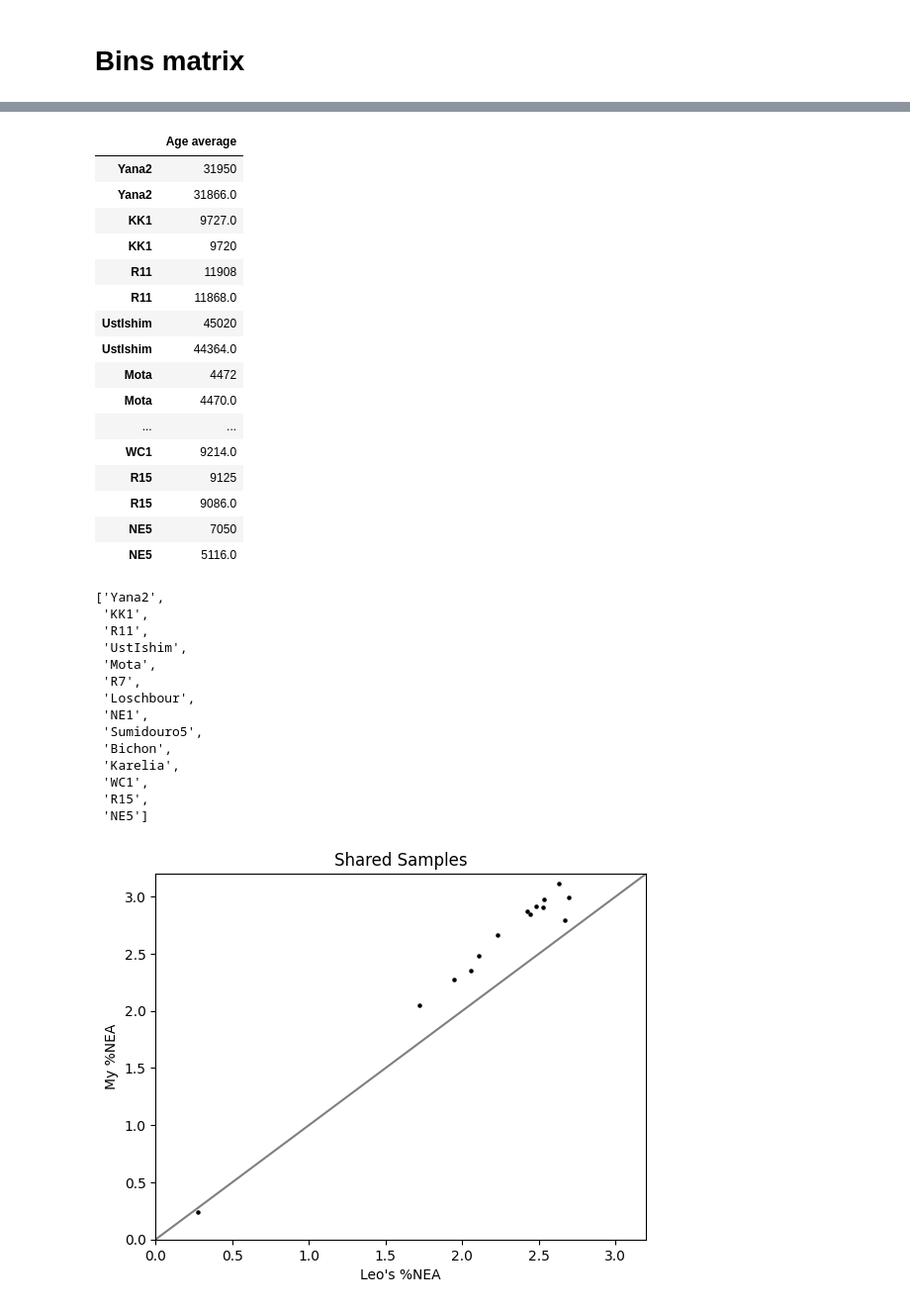
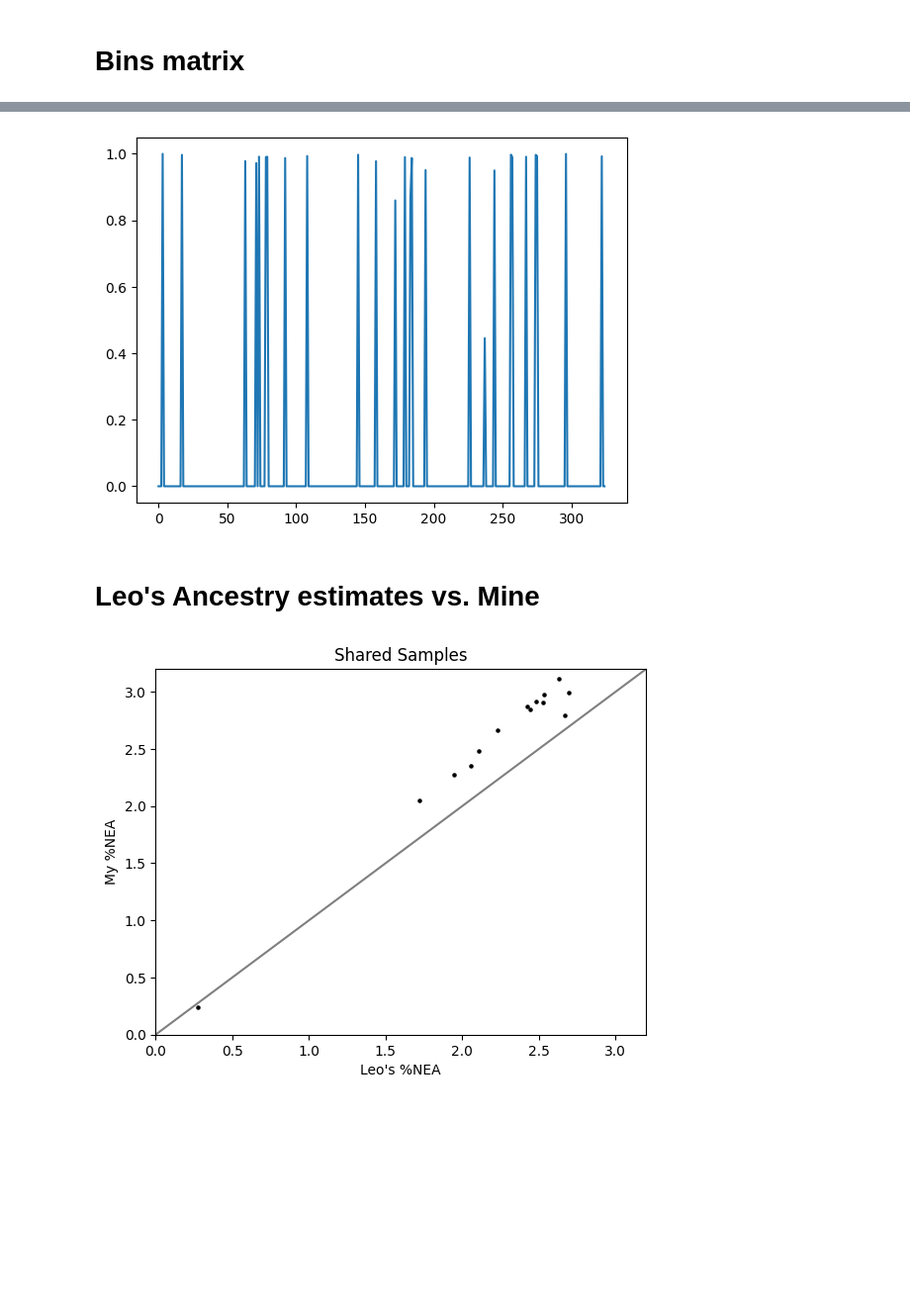
Before and after one commit to jedsurf/moorjani-rotation, a Jupyter notebook: notebooks/241004_admixfrog_out.ipynb, the cells around one changed output, grey strips where cells are left out. Shown at 99% size. Saved outputs shown, nothing was run; the diff lists cells and outputs as text; code cells hidden in the pictures; blank space fills up the shorter version.

Commit message:
working sample by bin prototype

```diff
--- a/notebooks/241004_admixfrog_out.ipynb
+++ b/notebooks/241004_admixfrog_out.ipynb
@@ -621,43 +524,36 @@ ages_ancient.head(20)
-# %%
-vcs = ages_ancient.index.value_counts()
-repeated_samples = list(vcs[vcs > 1].keys())
-ages_ancient.loc[repeated_samples]
-# %% [output]
-|  | Age average |
-| Yana2 | 31950 |
-| Yana2 | 31866.0 |
-| KK1 | 9727.0 |
-| KK1 | 9720 |
-| R11 | 11908 |
-| R11 | 11868.0 |
-| UstIshim | 45020 |
-| UstIshim | 44364.0 |
-| Mota | 4472 |
-| Mota | 4470.0 |
-| ... | ... |
-| WC1 | 9214.0 |
-| R15 | 9125 |
-| R15 | 9086.0 |
-| NE5 | 7050 |
-| NE5 | 5116.0 |
-# %%
-len(repeated_samples)
-repeated_samples
-# %% [output]
-['Yana2',
- 'KK1',
- 'R11',
- 'UstIshim',
- 'Mota',
- 'R7',
- 'Loschbour',
- 'NE1',
- 'Sumidouro5',
- 'Bichon',
- 'Karelia',
- 'WC1',
- 'R15',
- 'NE5']
+# %%
+leo_dir = "/global/scratch/p2p3/pl1_moorjani/jackdemaray/rotation/moorjani-rotation/processed-data/Admixfrog_files/Admixfrog_merged_bin_files/Shared_Map/Admixfrog_merged_bin_files"
+leo_binfile = 'All_merged_bins_NEAarchaicadmixtureAPX.bin_called_map_Shared_Map_penatly_0.25_min_len0.2_0.05_min_len_pos0_0_min_n_all_SNP0_0_min_n_SNP0_0.csv'
+bins_leo = pd.read_csv(f"{leo_dir}/{leo_binfile}")#, index_col=0)
+# Rename samples in Leo's bin file to original study names
+translator = dict(metadata_leo[
+    ["Sample name this study", "Sample Name in origina publication"]].values)
+bins_leo = bins_leo.rename(columns=translator)
+# Get modern samples
+modern_samples = [i for i in bins_leo.iloc[:, 4:].columns if i not in ancient_samples_leo]
+# Remove repeated ancient samples
+bins_leo.drop(columns=repeated_samples, inplace=True)
+# Prune to selected chromosome
+bins_leo = bins_leo[bins_leo["chrom"] == chrom]
+# Reformat to sample x bins
+bins_leo = bins_leo.set_index("map").iloc[:, 3:].T
+# %%
+# Aggregate samples by bins
+pd.set_option('future.no_silent_downcasting', True)
+samples_by_bins = pd.concat([sample_by_bin, bins_leo]).fillna(0.0).infer_objects(copy=False)
+# .plot()
+# %%
+# samples_by_bins.iloc[:, :5].plot()
+# plt.show()
+x = np.arange(len(samples_by_bins.index))
+samples_by_bins
+y = samples_by_bins.iloc[:, 101]
+plt.plot(x, y,)
+plt.show()
+# %% [output]
+[figure, added]
+# %% [markdown]
+# Leo's Ancestry estimates vs. Mine
 # %%
 # Do Leo's ancestry estimates line up with mine for the samples we have in common?
 iasi_ancestry = pd.read_csv("../processed-data/iasi_ancestry.csv", index_col=0)
```
Also changed, not shown: parts of 7 cells of this notebook.
